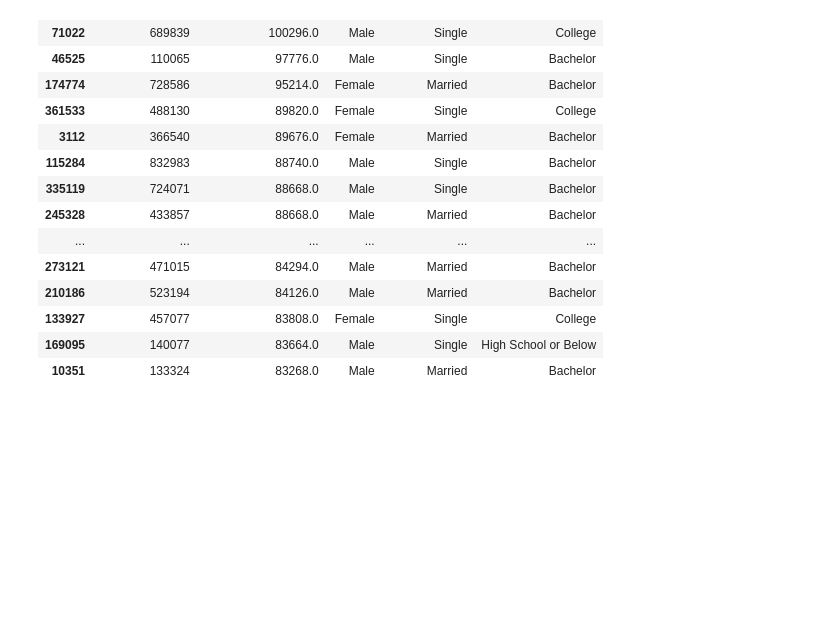
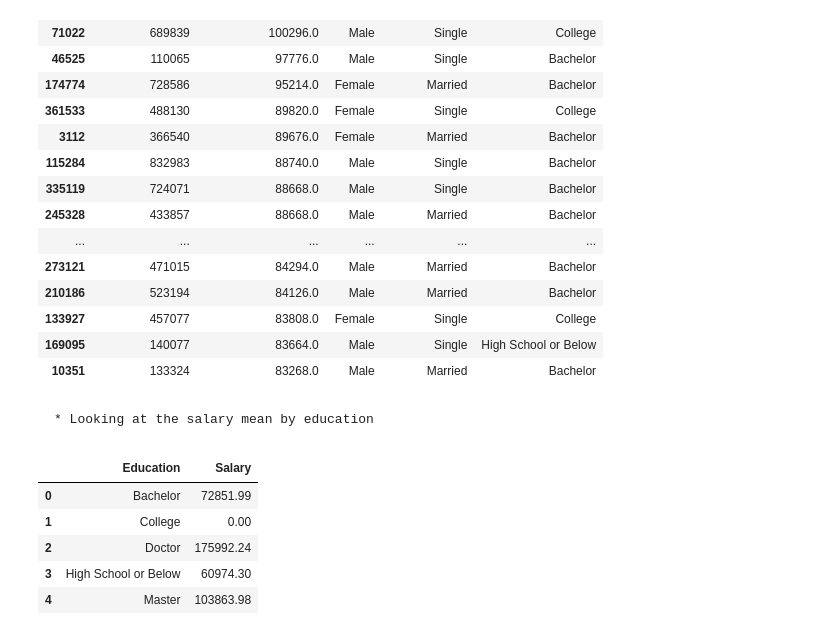
Before and after one commit to JaviDoria/Airlines-Loyalty-Project, a Jupyter notebook: Airlines Loyalty.ipynb, the cells around one changed output. Cells and saved outputs as stored; diff of their text form; code cells hidden in the pictures; blank space fills up the shorter version.

```diff
--- a/Airlines Loyalty.ipynb
+++ b/Airlines Loyalty.ipynb
@@ -209,3 +209,18 @@ df_sorted_by_points_accum_subset.head(30)
 | 133927 | 457077 | 83808.0 | Female | Single | College |
 | 169095 | 140077 | 83664.0 | Male | Single | High School or Below |
 | 10351 | 133324 | 83268.0 | Male | Married | Bachelor |
+# %% [markdown]
+    * Looking at the salary mean by education
+# %%
+salary_by_eduaction = round(df_merge.groupby(["Education"])["Salary"].mean(),2)
+salary_by_eduaction = pd.DataFrame(salary_by_eduaction,columns=["Salary"])
+salary_by_eduaction = salary_by_eduaction.reset_index()
+salary_by_eduaction["Salary"] = salary_by_eduaction["Salary"]
+salary_by_eduaction
+# %% [output]
+|  | Education | Salary |
+| 0 | Bachelor | 72851.99 |
+| 1 | College | 0.00 |
+| 2 | Doctor | 175992.24 |
+| 3 | High School or Below | 60974.30 |
+| 4 | Master | 103863.98 |
```
Also changed, not shown: parts of 8 cells of this notebook.
